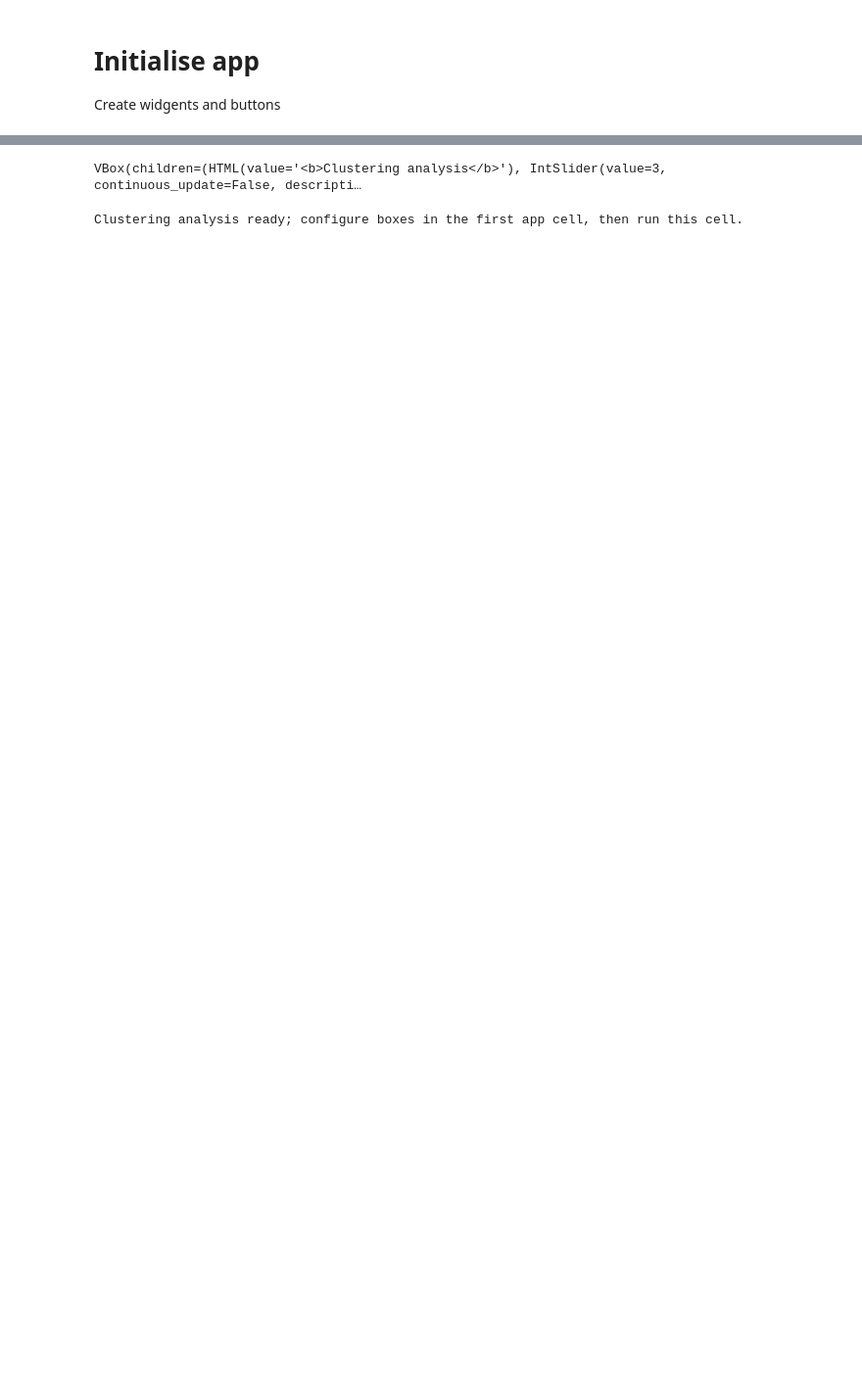
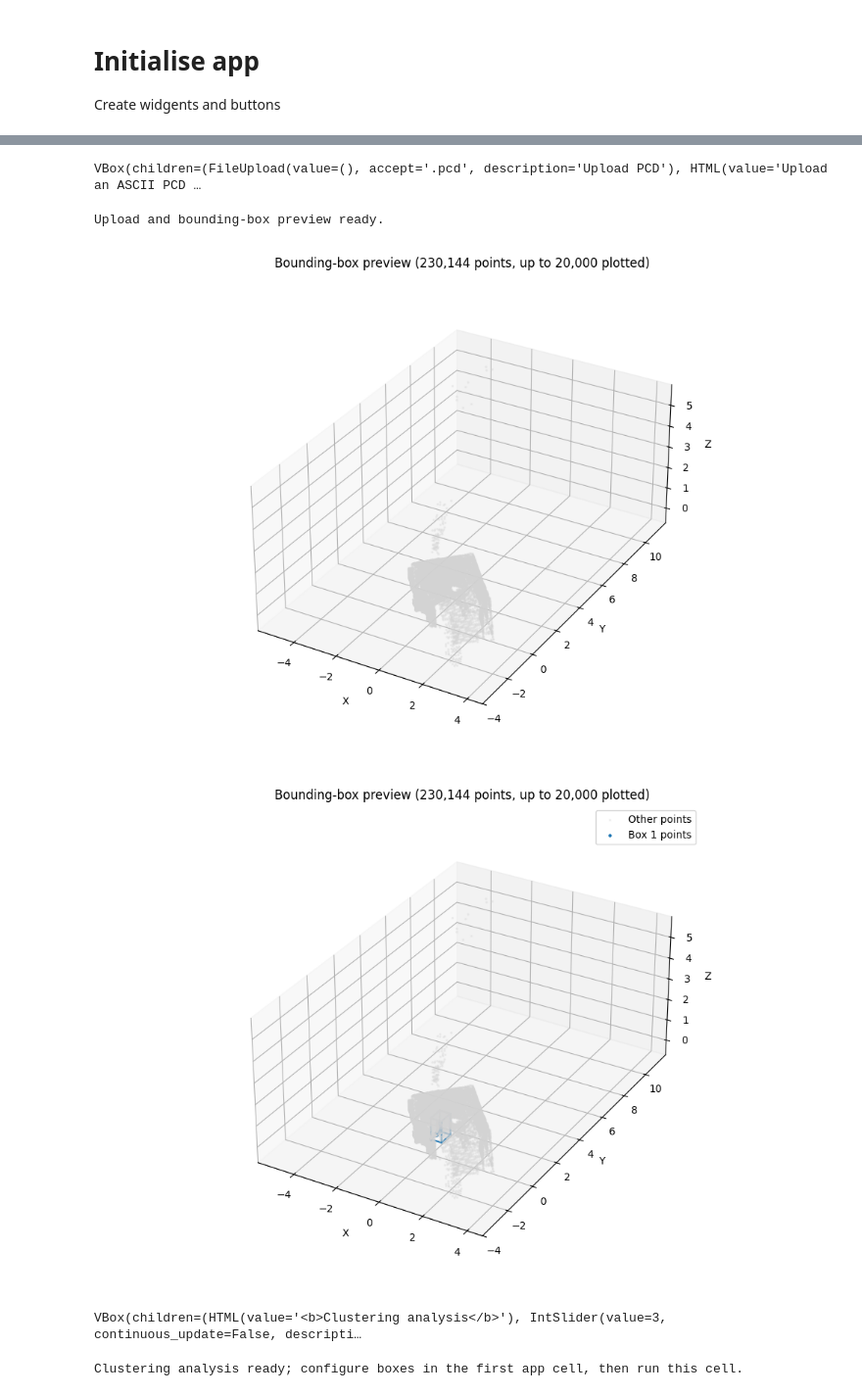
Before and after one commit to dan-gak/Lidar-Object-Detection, a Jupyter notebook: code/static_clustering_app.ipynb, the cells around one changed output, grey strips where cells are left out. Shown at 98% size. Cells and saved outputs as stored; diff of their text form; code cells hidden in the pictures; blank space fills up the shorter version.

```diff
--- a/code/static_clustering_app.ipynb
+++ b/code/static_clustering_app.ipynb
@@ -158,6 +102,8 @@ def filter(points, threshold):
 
 
 def _box_summary():
+    """ Return formatter string which describes manually added boxes"""
+
     if not app_state["boxes"]:
         return "No manual boxes added."
     return "<br>".join(
@@ -193,16 +139,19 @@ def _render_box_preview():
         clear_output(wait=True)
         display(widgets.HTML(value=_box_summary()))
 
-    box_preview_output.children = ()
+    # Clear previous figure
+    with box_preview_output:
+        clear_output(wait=False)
     previous_figure = app_state.get("preview_figure")
     if previous_figure is not None:
         plt.close(previous_figure)
     points = app_state["points"]
+
+    # Check for dataset to plot
     if points is None or not len(points):
         app_state["preview_figure"] = None
-        box_preview_output.children = (
-            widgets.HTML(value="Upload a point cloud to preview bounding boxes."),
-        )
+        with box_preview_output:
+            display(widgets.HTML(value="Upload a point cloud to preview bounding boxes."))
         return
 
     preview_indices = np.linspace(
@@ -238,7 +187,8 @@ def _render_box_preview():
         axes.legend(loc="upper right")
     figure.tight_layout()
     app_state["preview_figure"] = figure
-    box_preview_output.children = (figure.canvas,)
+    with box_preview_output:
+        display(figure.canvas)
 # %%
 
 def _update_bounds(points):
@@ -388,7 +332,7 @@ app_state = {"raw_points": None, "points": None, "boxes": [], "results": {}, "pr
 upload = widgets.FileUpload(accept=".pcd", multiple=False, description="Upload PCD")
 status = widgets.HTML(value="Upload an ASCII PCD file to begin.")
 box_output = widgets.Output()
-box_preview_output = widgets.VBox()
+box_preview_output = widgets.Output()
 xmin = widgets.FloatText(description="xmin", layout=widgets.Layout(width="145px"))
 xmax = widgets.FloatText(description="xmax", layout=widgets.Layout(width="145px"))
 ymin = widgets.FloatText(description="ymin", layout=widgets.Layout(width="145px"))
@@ -473,16 +417,16 @@ def _render_box_preview():
         clear_output(wait=True)
         display(widgets.HTML(value=_box_summary()))
 
-    box_preview_output.children = ()
+    with box_preview_output:
+        clear_output(wait=False)
     previous_figure = app_state.get("preview_figure")
     if previous_figure is not None:
         plt.close(previous_figure)
     points = app_state["points"]
     if points is None or not len(points):
         app_state["preview_figure"] = None
-        box_preview_output.children = (
-            widgets.HTML(value="Upload a point cloud to preview bounding boxes."),
-        )
+        with box_preview_output:
+            display(widgets.HTML(value="Upload a point cloud to preview bounding boxes."))
         return
 
     preview_indices = np.linspace(
@@ -518,7 +462,8 @@ def _render_box_preview():
         axes.legend(loc="upper right")
     figure.tight_layout()
     app_state["preview_figure"] = figure
-    box_preview_output.children = (figure.canvas,)
+    with box_preview_output:
+        display(figure.canvas)
 
 
 def _update_bounds(points):
@@ -588,33 +533,38 @@ def _on_add_box(_):
     _render_box_preview()
 
 
 def _on_clear_boxes(_):
     app_state["boxes"] = []
     app_state["results"] = {}
     _set_status("Cleared all bounding boxes.")
     _render_box_preview()
 
 
 upload.observe(_on_upload, names="value")
 keep_fraction.observe(_apply_point_settings, names="value")
 filter_threshold.observe(_apply_point_settings, names="value")
 add_box.on_click(_on_add_box)
 clear_boxes.on_click(_on_clear_boxes)
 display(widgets.VBox([
     upload,
     status,
     widgets.HTML("<b>Point filtering and subsampling</b>"),
     filter_threshold,
     keep_fraction,
     widgets.HTML("<b>Bounding boxes</b>"),
     widgets.HBox([xmin, xmax]),
     widgets.HBox([ymin, ymax]),
     widgets.HBox([zmin, zmax]),
     widgets.HBox([add_box, clear_boxes]),
     box_output,
     box_preview_output,
 ]))
 print("Upload and bounding-box preview ready.")
+# %% [output]
+VBox(children=(FileUpload(value=(), accept='.pcd', description='Upload PCD'), HTML(value='Upload an ASCII PCD …
+Upload and bounding-box preview ready.
+[figure, added]
+[figure, added]
 # %%
 n_clusters = widgets.IntSlider(
     value=3,
```
Also changed, not shown: parts of 3 cells of this notebook, 3 other files.
